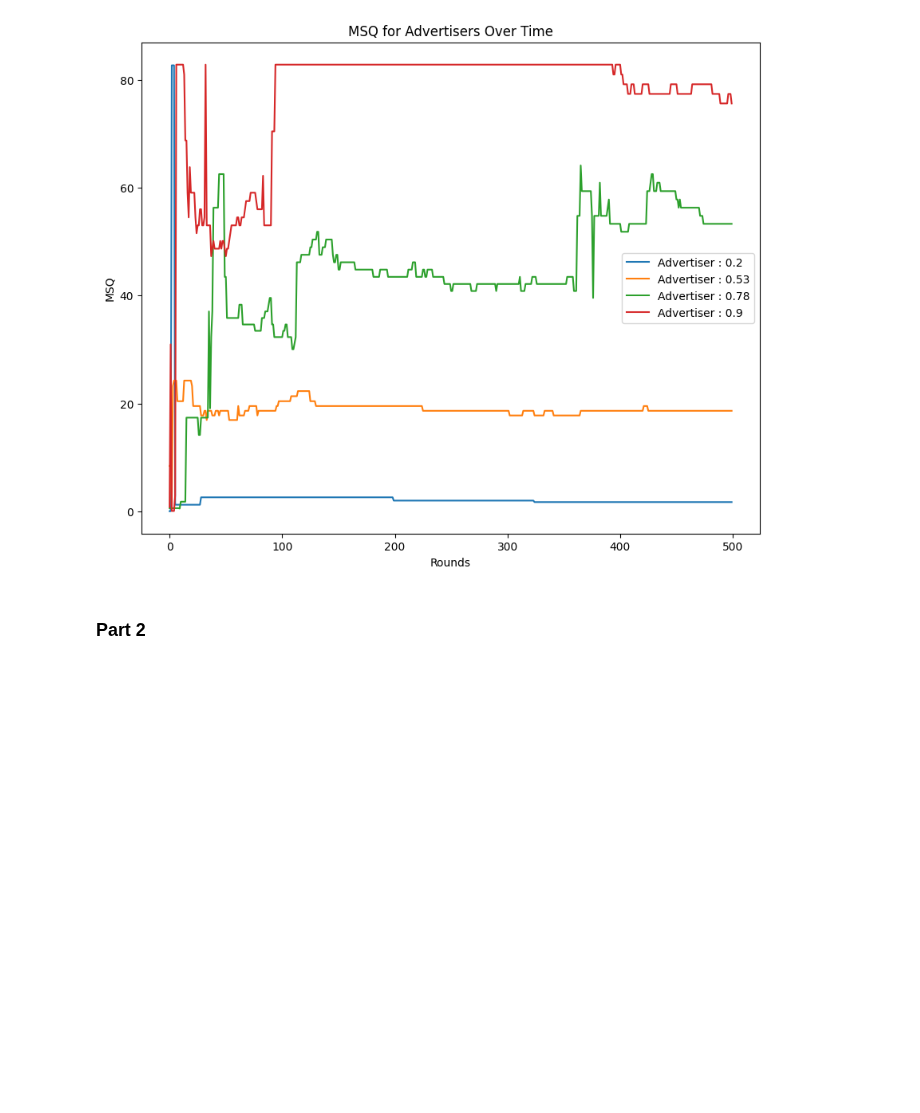
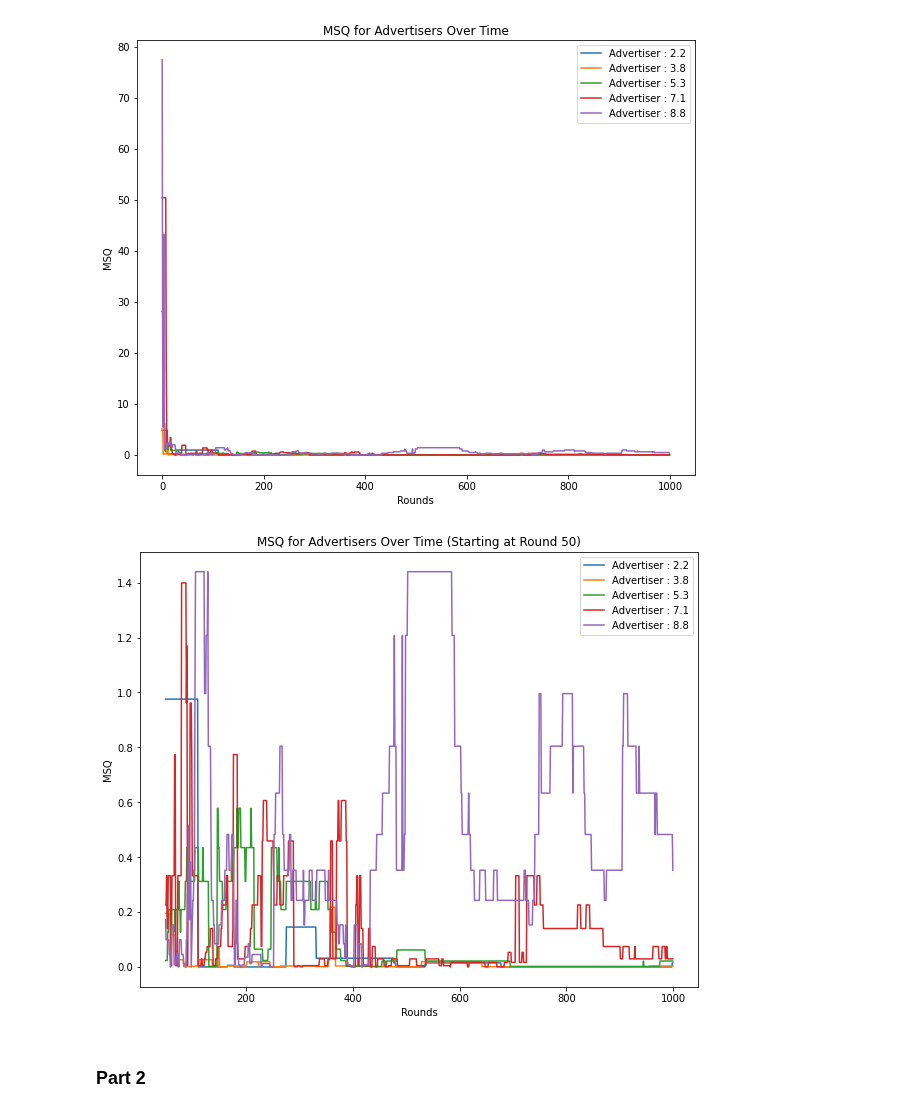
Before and after one commit to PrabhavJain10/Online-Markets, a Jupyter notebook: Project 5/proj5.ipynb, the cells around one changed output. Cells and saved outputs as stored; diff of their text form; code cells hidden in the pictures; blank space fills up the shorter version.

```diff
--- a/Project 5/proj5.ipynb
+++ b/Project 5/proj5.ipynb
@@ -115,25 +115,27 @@ class advertiserTracker:
 # %%
 advertisers = []
 trackers = []
-actualValues = [0.2, 0.53, 0.78, 0.9]
+actualValues = [2.2,3.8,5.3,7.1,8.8]
+valuecount = len(actualValues)
 print("Actual Values:")
-for i in range(4):
-    myValue = actualValues[i] * 10 # np.random.uniform(0, 1)
+for i in range(valuecount):
+    myValue = actualValues[i] #* 10 # np.random.uniform(0, 1)
     print(myValue)
     # actualValues.append(myValue)
     myBids = np.linspace(0, myValue, 100)
     advertisers.append(EWAlg(0.1, 100, 10, myBids, myValue))
     trackers.append(advertiserTracker(i))
 
-round = [30, 100, 200, 330, 499]
+rounds = 1000
+round = [130, 350, 499, 640, 780, 999]
 possibleValues = trackers[3].possibleValues
 regretsOverTime = np.zeros((len(round), len(possibleValues)))
 
-MSQ = [[0] * 500 for i in range(4)]
+MSQ = [[0] * rounds for i in range(valuecount)]
 
-for i in range(500):
+for i in range(rounds):
     bids = []
-    qualities = [np.random.uniform(0, 1) for i in range(4)]
+    qualities = [np.random.uniform(0, 1) for i in range(valuecount)]
     for advertiser in advertisers:
         bids.append(advertiser.getAction())
     qWeightedBids = np.multiply(qualities, bids)
@@ -181,7 +184,7 @@ f = plt.figure()
 f.set_figwidth(6)
 f.set_figheight(6)
 
-for count in range(5):
+for count in range(len(round)):
     print(possibleValues[regretsOverTime[count].argmin()])
     #for count, epsilon in enumerate(epsilons):
     plt.plot(possibleValues, regretsOverTime[count], label = "Round : " + str(round[count]))
@@ -217,40 +223,41 @@ Actual regrets:
 # %%
 ##graphing MSQ
 #MSQ = [ [0]*8 for i in range(500)]
 
 
 f = plt.figure()
 f.set_figwidth(10)
 f.set_figheight(8)
 
-for count in range(4):
-    plt.plot(np.arange(500), MSQ[count], label = "Advertiser : " + str(actualValues[count]))
+for count in range(valuecount):
+    plt.plot(np.arange(rounds), MSQ[count], label = "Advertiser : " + str(actualValues[count]))
 
 plt.title('MSQ for Advertisers Over Time')
 plt.xlabel('Rounds')
 plt.ylabel('MSQ')
 plt.legend()
 plt.show()
 
-# f = plt.figure()
-# f.set_figwidth(10)
-# f.set_figheight(8)
+f = plt.figure()
+f.set_figwidth(10)
+f.set_figheight(8)
 
-# for count in range(4):
-#     plt.plot(np.arange(500)[20:500], MSQ[count][20:500], label = "Advertiser : " + str(actualValues[count]))
+for count in range(valuecount):
+    plt.plot(np.arange(rounds)[50:rounds], MSQ[count][50:rounds], label = "Advertiser : " + str(actualValues[count]))
 
-# plt.title('MSQ for Advertisers Over Time (Starting at Round 20)')
-# plt.xlabel('Rounds')
-# plt.ylabel('MSQ')
-# plt.legend()
-# plt.show()
+plt.title('MSQ for Advertisers Over Time (Starting at Round 50)')
+plt.xlabel('Rounds')
+plt.ylabel('MSQ')
+plt.legend()
+plt.show()
 
 
 # print ("Actual regrets:")
 # for advertiser in advertisers:
 #     print(advertiser.getRegret())
 # %% [output]
-[figure, old version]
+[figure, new version]
+[figure, added]
 # %% [markdown]
 ### Part 2
 # %%
```
Also changed, not shown: parts of 2 cells of this notebook.
